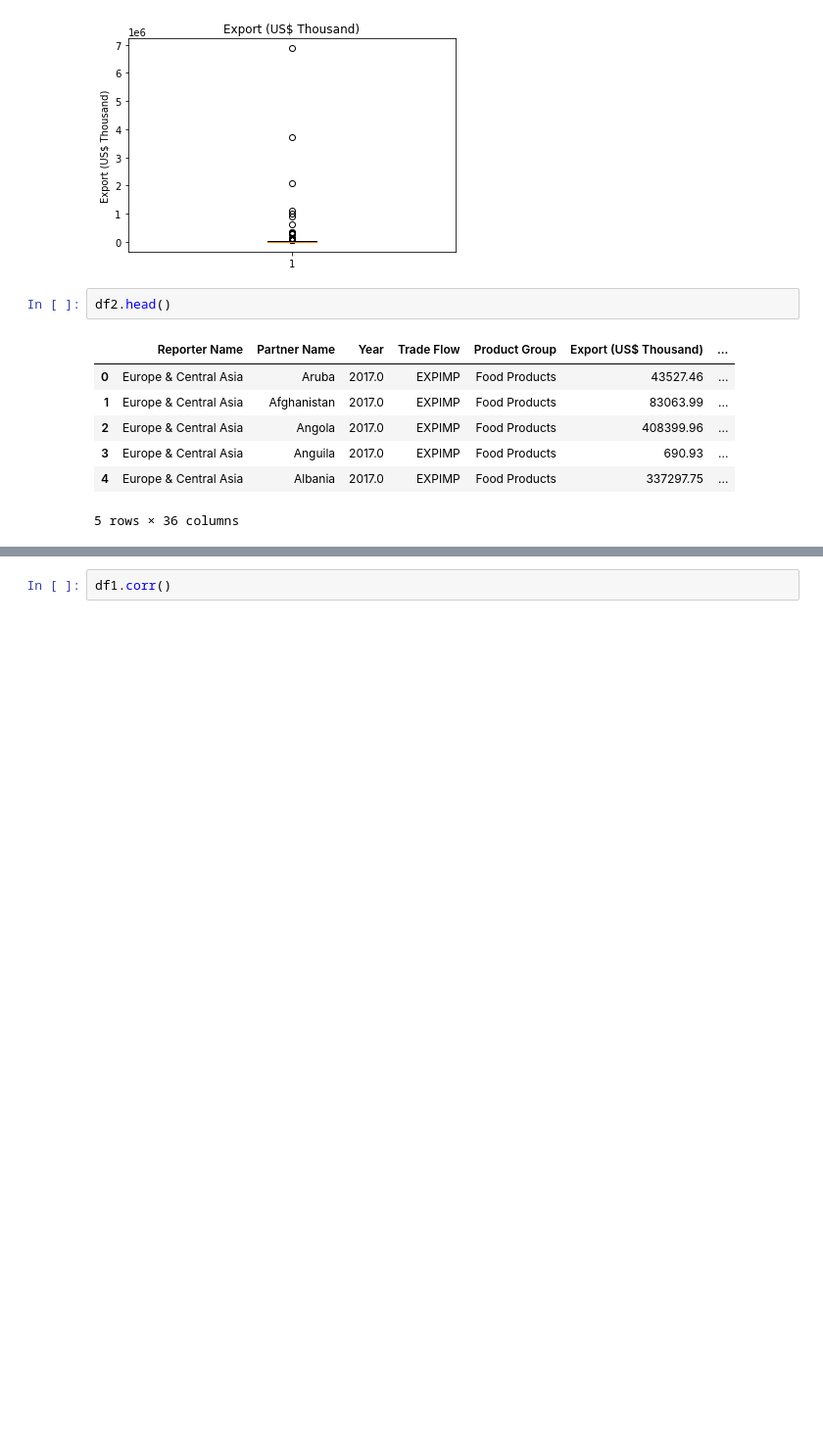
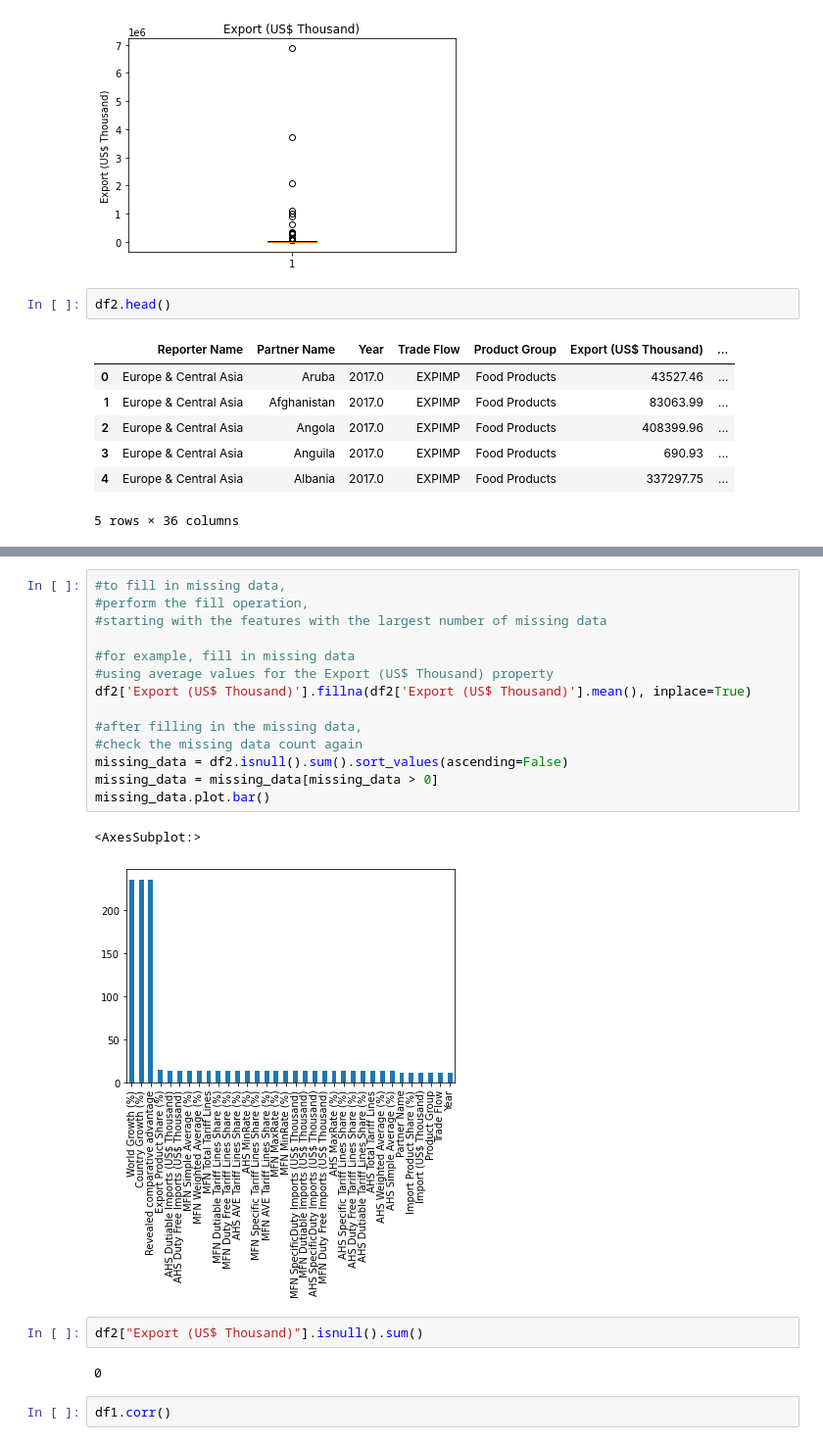
Before and after one commit to akbaselvan/cct, a Jupyter notebook: CA2 ELVAN AKBAS 2022331.ipynb, the cells around one changed output, grey strips where cells are left out. Shown at 98% size. Cells and saved outputs as stored; diff of their text form; blank space fills up the shorter version.

```diff
--- a/CA2 ELVAN AKBAS 2022331.ipynb
+++ b/CA2 ELVAN AKBAS 2022331.ipynb
@@ -108,3 +129,24 @@ df2.head()
+# %%
+#to fill in missing data,
+#perform the fill operation,
+#starting with the features with the largest number of missing data
+
+#for example, fill in missing data
+#using average values for the Export (US$ Thousand) property
+df2['Export (US$ Thousand)'].fillna(df2['Export (US$ Thousand)'].mean(), inplace=True)
+
+#after filling in the missing data,
+#check the missing data count again
+missing_data = df2.isnull().sum().sort_values(ascending=False)
+missing_data = missing_data[missing_data > 0]
+missing_data.plot.bar()
+# %% [output]
+<AxesSubplot:>
+[figure, added]
+# %%
+df2["Export (US$ Thousand)"].isnull().sum()
+# %% [output]
+0
 # %%
 df1.corr()
 # %% [output]
```
Also changed, not shown: parts of 10 cells of this notebook.
